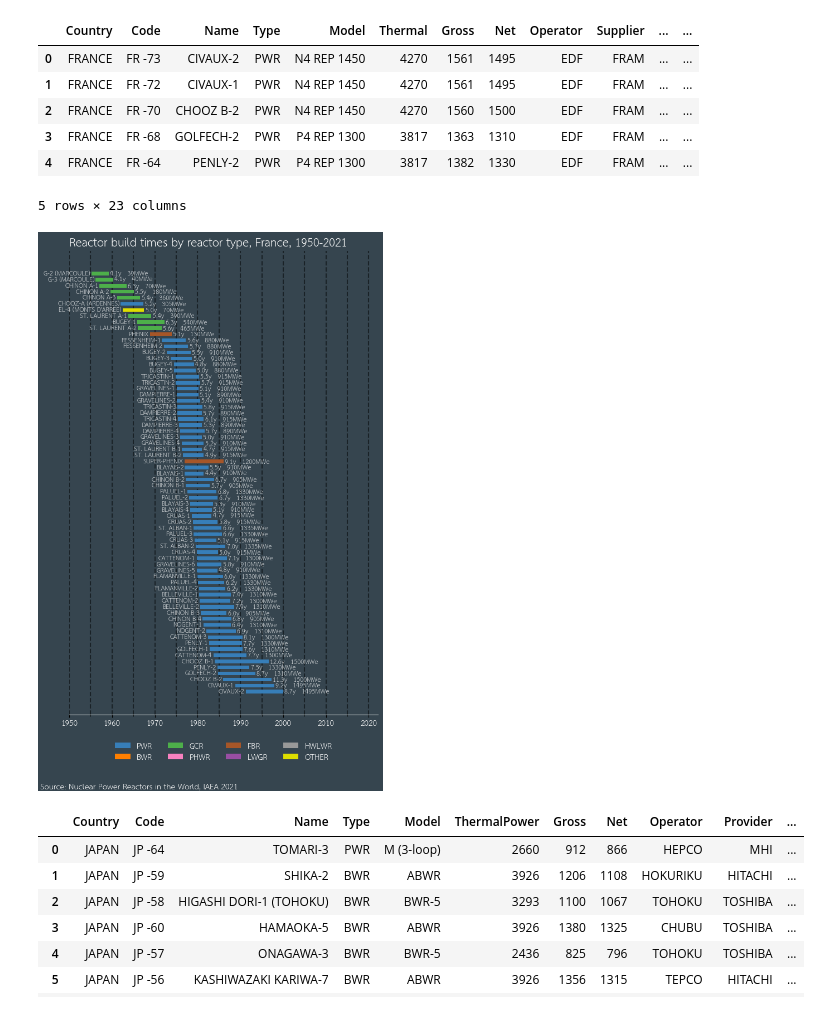
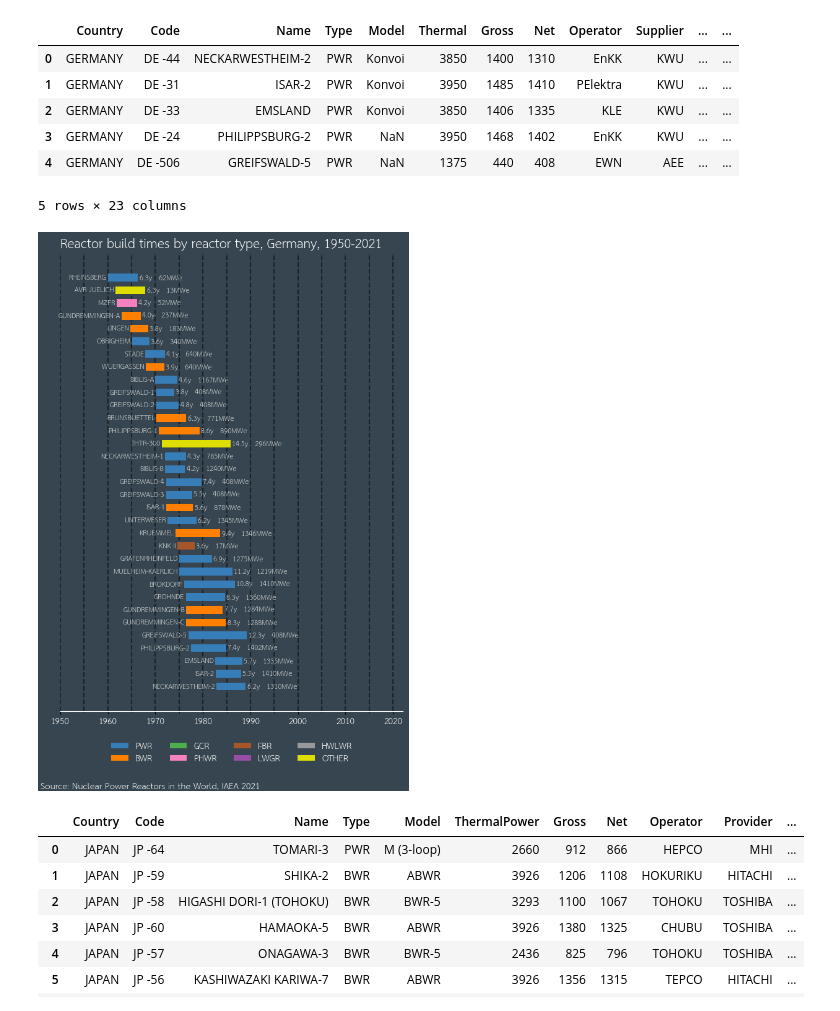
Before and after one commit to guimarais/iaea_reactors, a Jupyter notebook: 03.1-ConstructionsOperations-SingleCountry.ipynb, the cells around one changed output. Drawn from its saved outputs; the diff is of its cells as text; code cells hidden in the pictures.

```diff
--- a/03.1-ConstructionsOperations-SingleCountry.ipynb
+++ b/03.1-ConstructionsOperations-SingleCountry.ipynb
@@ -10,7 +10,7 @@ from datetime import datetime, timedelta
 sns.set_style({'font.sans-serif':'Laksaman'})
 #sns.set_style('whitegrid', {'font.sans-serif':'Laksaman'})
 # %%
-Country = 'France'
+Country = 'Germany'
 # %%
 #dr = pd.read_csv("./datasets_clean/all_reactors.csv")
 dr = pd.read_csv("./datasets_clean/2021Table14_clean.csv")
@@ -57,17 +57,17 @@ dr.reset_index(inplace=True, drop=True)
 dr.head()
 # %% [output]
 |  | Country | Code | Name | Type | Model | Thermal | Gross | Net | Operator | Supplier | ... | ... |
-| 0 | FRANCE | FR -73 | CIVAUX-2 | PWR | N4 REP 1450 | 4270 | 1561 | 1495 | EDF | FRAM | ... | ... |
-| 1 | FRANCE | FR -72 | CIVAUX-1 | PWR | N4 REP 1450 | 4270 | 1561 | 1495 | EDF | FRAM | ... | ... |
-| 2 | FRANCE | FR -70 | CHOOZ B-2 | PWR | N4 REP 1450 | 4270 | 1560 | 1500 | EDF | FRAM | ... | ... |
-| 3 | FRANCE | FR -68 | GOLFECH-2 | PWR | P4 REP 1300 | 3817 | 1363 | 1310 | EDF | FRAM | ... | ... |
-| 4 | FRANCE | FR -64 | PENLY-2 | PWR | P4 REP 1300 | 3817 | 1382 | 1330 | EDF | FRAM | ... | ... |
+| 0 | GERMANY | DE -44 | NECKARWESTHEIM-2 | PWR | Konvoi | 3850 | 1400 | 1310 | EnKK | KWU | ... | ... |
+| 1 | GERMANY | DE -31 | ISAR-2 | PWR | Konvoi | 3950 | 1485 | 1410 | PElektra | KWU | ... | ... |
+| 2 | GERMANY | DE -33 | EMSLAND | PWR | Konvoi | 3850 | 1406 | 1335 | KLE | KWU | ... | ... |
+| 3 | GERMANY | DE -24 | PHILIPPSBURG-2 | PWR | NaN | 3950 | 1468 | 1402 | EnKK | KWU | ... | ... |
+| 4 | GERMANY | DE -506 | GREIFSWALD-5 | PWR | NaN | 1375 | 440 | 408 | EWN | AEE | ... | ... |
 5 rows × 23 columns
 # %%
 ##### PLOT #####
 facecolor = '#36454F'
 
-fig, (ax, ax1) = plt.subplots(2, figsize=(6,10), gridspec_kw={'height_ratios':[11, 1]}, facecolor=facecolor)
+fig, (ax, ax1) = plt.subplots(2, figsize=(6,9), gridspec_kw={'height_ratios':[11, 1]}, facecolor=facecolor)
 
 ax.set_facecolor(facecolor)
 ax1.set_facecolor(facecolor)
@@ -133,35 +133,35 @@ c_dict = {'PWR  ':'#377eb8',
           'SGHWR':'#dede00',
           'X    ':'#dede00'}
 
 
 ##### LEGENDS #####
 legend_elements = [Patch(facecolor='#377eb8', label='PWR'),
                    Patch(facecolor='#ff7f00', label='BWR'),
                    Patch(facecolor='#4daf4a', label='GCR'),
                    Patch(facecolor='#f781bf', label='PHWR'),
                    Patch(facecolor='#a65628', label='FBR'),
                    Patch(facecolor='#984ea3', label='LWGR'),
                    Patch(facecolor='#999999', label='HWLWR'),
                    Patch(facecolor='#dede00', label='OTHER')
                   ]
 
 for idx, row in dr.iterrows():
     ax.text(row.ctime_y + row.ctime_start + 0.3, idx,
             "%.1f"%(row.ctime_y) + "y   " +"%d"%(row.Net)+"MWe",
             va='center', ha='left', alpha=0.8, color='w', fontsize=8)
     ax.text(row.ctime_start - 0.3, idx,
             row.Name,
             va='center', ha='right', alpha=0.8, color='w', fontsize=8)
 
 
 
 legend = ax1.legend(handles=legend_elements, loc='upper center', ncol=4, frameon=False)
 plt.setp(legend.get_texts(), color='w')
 
-plt.savefig("ReactorBuild.png", dpi=300)
+plt.savefig("ReactorBuildCN.png", dpi=300)
 plt.show()
 # %% [output]
-[figure, old version]
+[figure, new version]
 # %%
 #
 # %%
```
Also changed, not shown: 2 other files.
